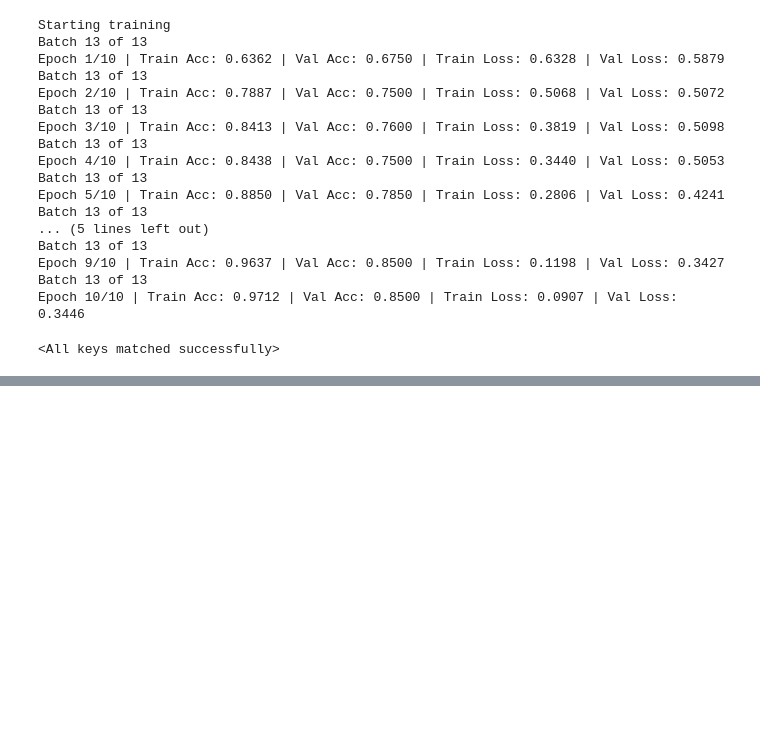
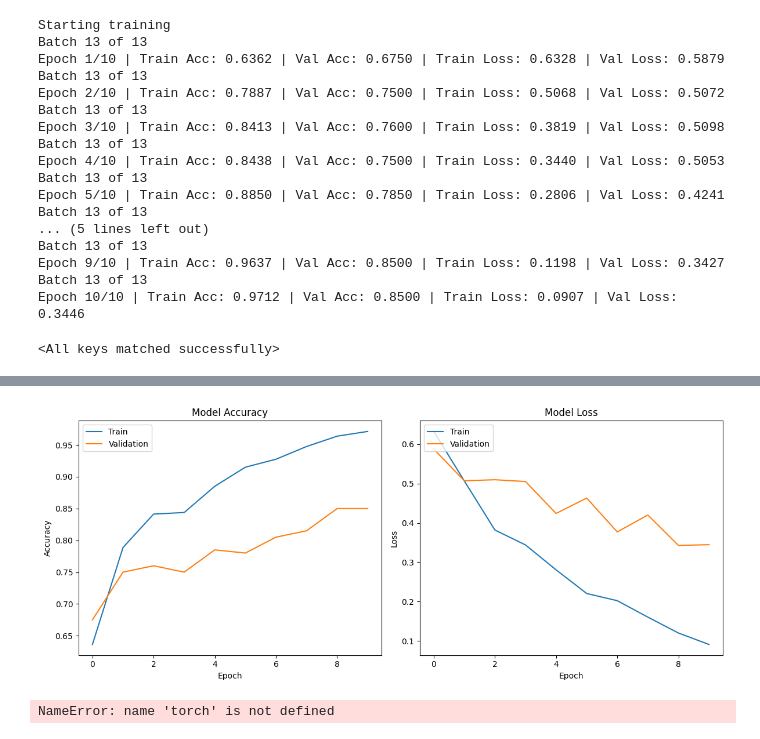
Before and after one commit to Mahasvan/MESA, a Jupyter notebook: dev/bert_train_pt.ipynb, the cells around one changed output, grey strips where cells are left out. Cells and saved outputs as stored; diff of their text form; code cells hidden in the pictures; blank space fills up the shorter version.

```diff
--- a/dev/bert_train_pt.ipynb
+++ b/dev/bert_train_pt.ipynb
@@ -256,0 +257,30 @@ weighted avg       0.50      0.50      0.50       200
+# %%
+import matplotlib.pyplot as plt
+# Plotting Model Accuracy
+plt.figure(figsize=(12, 5))
+plt.subplot(1, 2, 1)
+plt.plot(history["accuracy"])
+plt.plot(history["val_accuracy"])
+plt.title("Model Accuracy")
+plt.ylabel("Accuracy")
+plt.xlabel("Epoch")
+plt.legend(["Train", "Validation"], loc="upper left")
+
+# Plotting Model Loss
+plt.subplot(1, 2, 2)
+plt.plot(history["loss"])
+plt.plot(history["val_loss"])
+plt.title("Model Loss")
+plt.ylabel("Loss")
+plt.xlabel("Epoch")
+plt.legend(["Train", "Validation"], loc="upper left")
+
+plt.tight_layout()
+plt.show()
+# %% [output]
+[figure, added]
+# %%
+torch.save(model.state_dict(), "../bert_trained_torch/bert_trained_pytorch.pth")
+# print("Model saved to cnn_model_trained_pytorch.pth")
+# %% [output]
+NameError: name 'torch' is not defined
```
Also changed, not shown: parts of 1 cell of this notebook, 1 other file.
